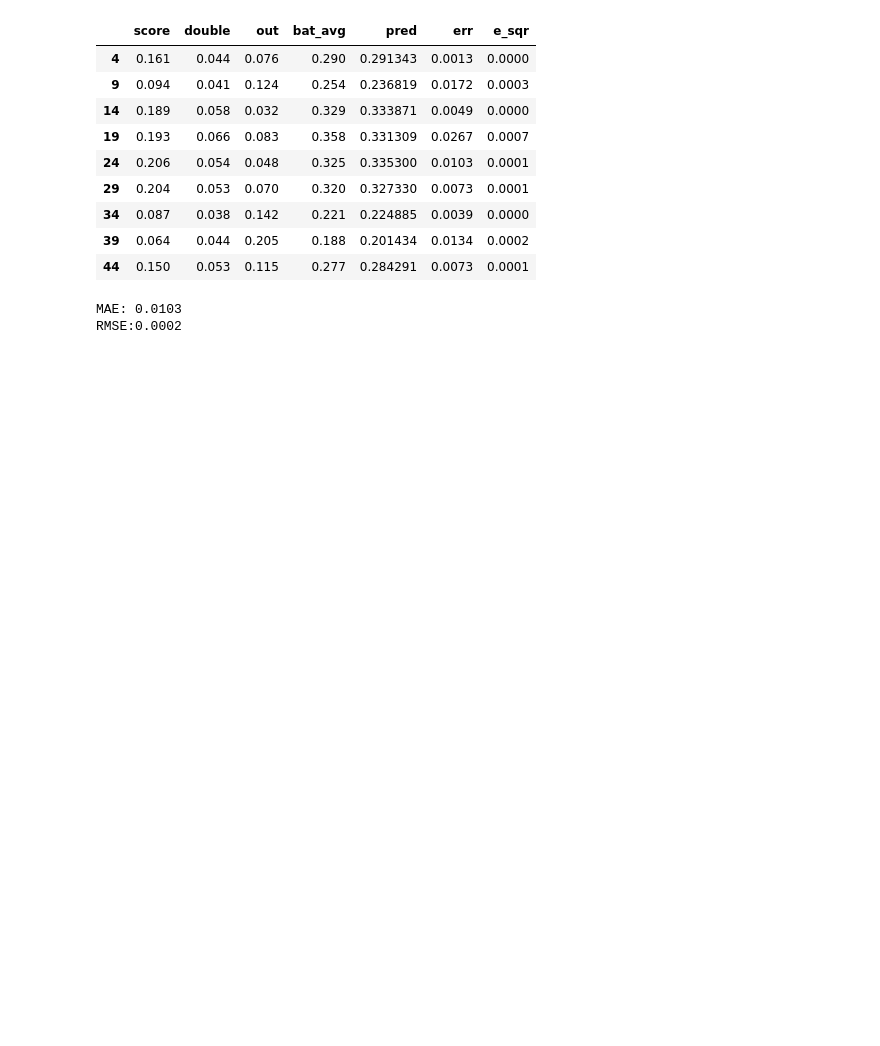
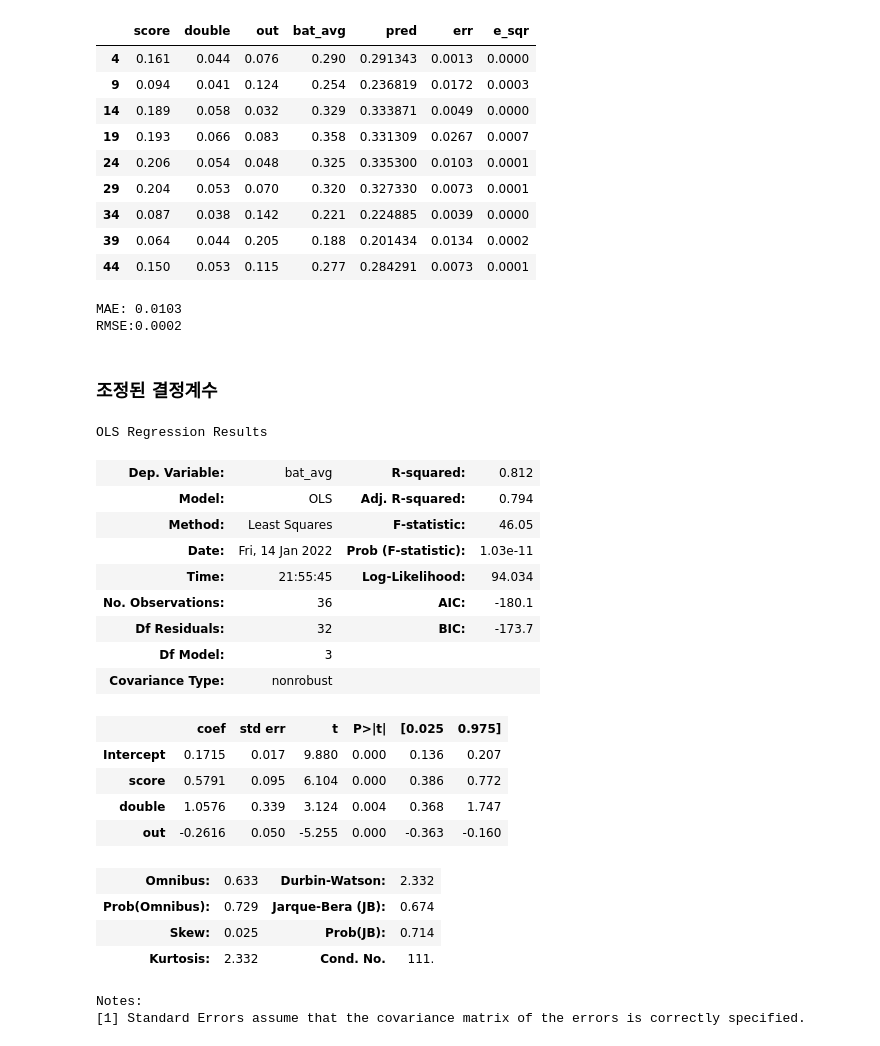
Before and after one commit to RainyHeaven/data_analytics, a Jupyter notebook: 제05장 회귀 분석/Regression.ipynb, the cells around one changed output. Cells and saved outputs as stored; diff of their text form; code cells hidden in the pictures; blank space fills up the shorter version.

```diff
--- a/제05장 회귀 분석/Regression.ipynb
+++ b/제05장 회귀 분석/Regression.ipynb
@@ -197,3 +199,29 @@ print(f'MAE: {round(test_data.err.mean(), 4)}\nRMSE:{round(test_data.e_sqr.mean(
 # %% [output]
 MAE: 0.0103
 RMSE:0.0002
+# %% [markdown]
+### 조정된 결정계수
+# %%
+model.summary()
+# %% [output]
+OLS Regression Results
+| Dep. Variable: | bat_avg | R-squared: | 0.812 |
+| Model: | OLS | Adj. R-squared: | 0.794 |
+| Method: | Least Squares | F-statistic: | 46.05 |
+| Date: | Fri, 14 Jan 2022 | Prob (F-statistic): | 1.03e-11 |
+| Time: | 21:55:45 | Log-Likelihood: | 94.034 |
+| No. Observations: | 36 | AIC: | -180.1 |
+| Df Residuals: | 32 | BIC: | -173.7 |
+| Df Model: | 3 |  |  |
+| Covariance Type: | nonrobust |  |  |
+|  | coef | std err | t | P>|t| | [0.025 | 0.975] |
+| Intercept | 0.1715 | 0.017 | 9.880 | 0.000 | 0.136 | 0.207 |
+| score | 0.5791 | 0.095 | 6.104 | 0.000 | 0.386 | 0.772 |
+| double | 1.0576 | 0.339 | 3.124 | 0.004 | 0.368 | 1.747 |
+| out | -0.2616 | 0.050 | -5.255 | 0.000 | -0.363 | -0.160 |
+| Omnibus: | 0.633 | Durbin-Watson: | 2.332 |
+| Prob(Omnibus): | 0.729 | Jarque-Bera (JB): | 0.674 |
+| Skew: | 0.025 | Prob(JB): | 0.714 |
+| Kurtosis: | 2.332 | Cond. No. | 111. |
+Notes:
+[1] Standard Errors assume that the covariance matrix of the errors is correctly specified.
```
Also changed, not shown: parts of 14 cells of this notebook, 2 other files.
